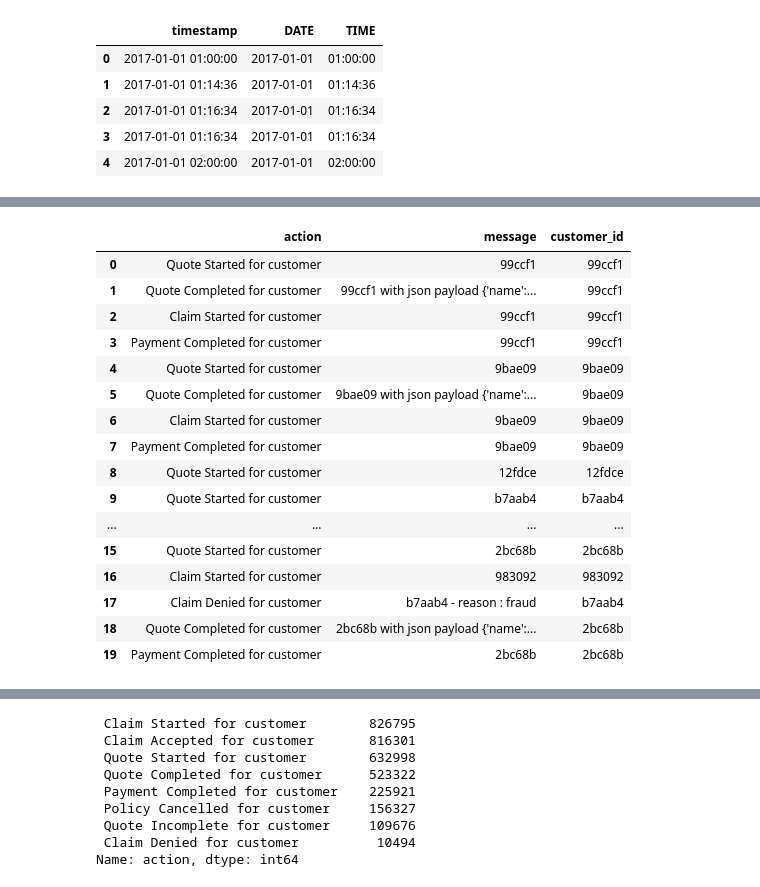
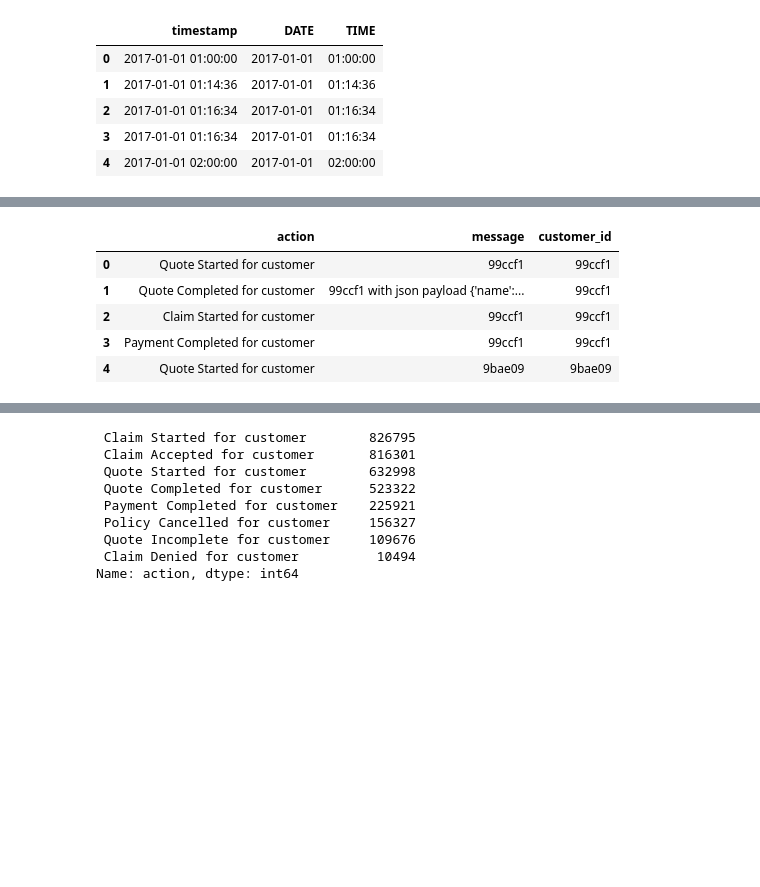
Before and after one commit to neelriyer/IAG-Insurance-Fraud-Prediction, a Jupyter notebook: DATA3001_EDA.ipynb, the cells around one changed output, grey strips where cells are left out. Cells and saved outputs as stored; diff of their text form; code cells hidden in the pictures; blank space fills up the shorter version.

```diff
--- a/DATA3001_EDA.ipynb
+++ b/DATA3001_EDA.ipynb
@@ -26,6 +28,7 @@ from nltk.tokenize import WordPunctTokenizer
 # %%
 # make column width bigger when displaying columns
 pd.set_option("display.max_colwidth", 1000)
+pd.set_option("display.max_columns", None)
 # %%
 # load in log data with time taken to load recorded
 start_time = time.time()
@@ -134,25 +115,14 @@ splitmsg2 = pd.DataFrame(splitmsg1.message.str.split(':',1).tolist(), columns =
 splitmsg2['customer_id'] = splitmsg2['message'].str.split().str[0]
 # %%
 msglog['customer_id'] = splitmsg2['customer_id']
-splitmsg2.head(20)
+splitmsg2.head()
 # %% [output]
 |  | action | message | customer_id |
 | 0 | Quote Started for customer | 99ccf1 | 99ccf1 |
 | 1 | Quote Completed for customer | 99ccf1 with json payload {'name':... | 99ccf1 |
 | 2 | Claim Started for customer | 99ccf1 | 99ccf1 |
 | 3 | Payment Completed for customer | 99ccf1 | 99ccf1 |
 | 4 | Quote Started for customer | 9bae09 | 9bae09 |
-| 5 | Quote Completed for customer | 9bae09 with json payload {'name':... | 9bae09 |
-| 6 | Claim Started for customer | 9bae09 | 9bae09 |
-| 7 | Payment Completed for customer | 9bae09 | 9bae09 |
-| 8 | Quote Started for customer | 12fdce | 12fdce |
-| 9 | Quote Started for customer | b7aab4 | b7aab4 |
-| ... | ... | ... | ... |
-| 15 | Quote Started for customer | 2bc68b | 2bc68b |
-| 16 | Claim Started for customer | 983092 | 983092 |
-| 17 | Claim Denied for customer | b7aab4 - reason : fraud | b7aab4 |
-| 18 | Quote Completed for customer | 2bc68b with json payload {'name':... | 2bc68b |
-| 19 | Payment Completed for customer | 2bc68b | 2bc68b |
 # %%
 # put all the data together
 msglog['transaction_id'] = splitmsg1['transaction_id']
```
Also changed, not shown: parts of 101 cells of this notebook.
